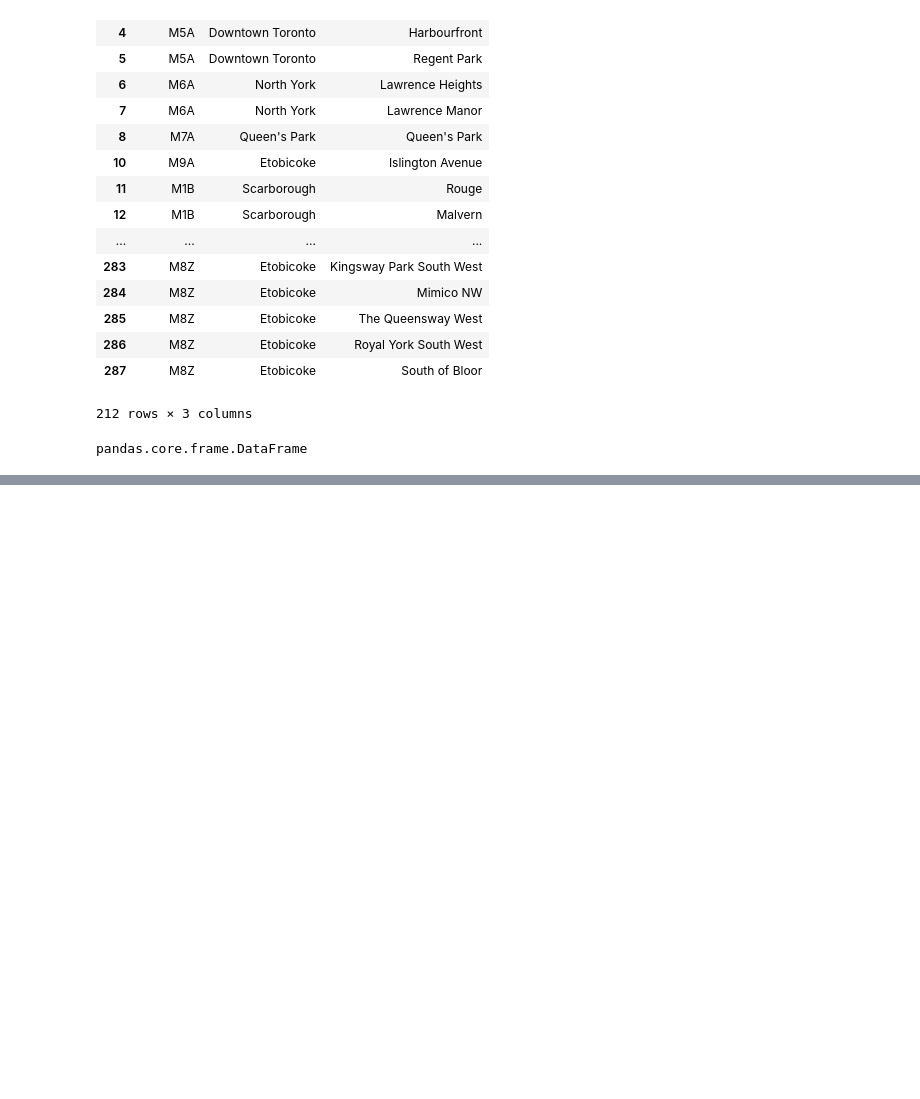
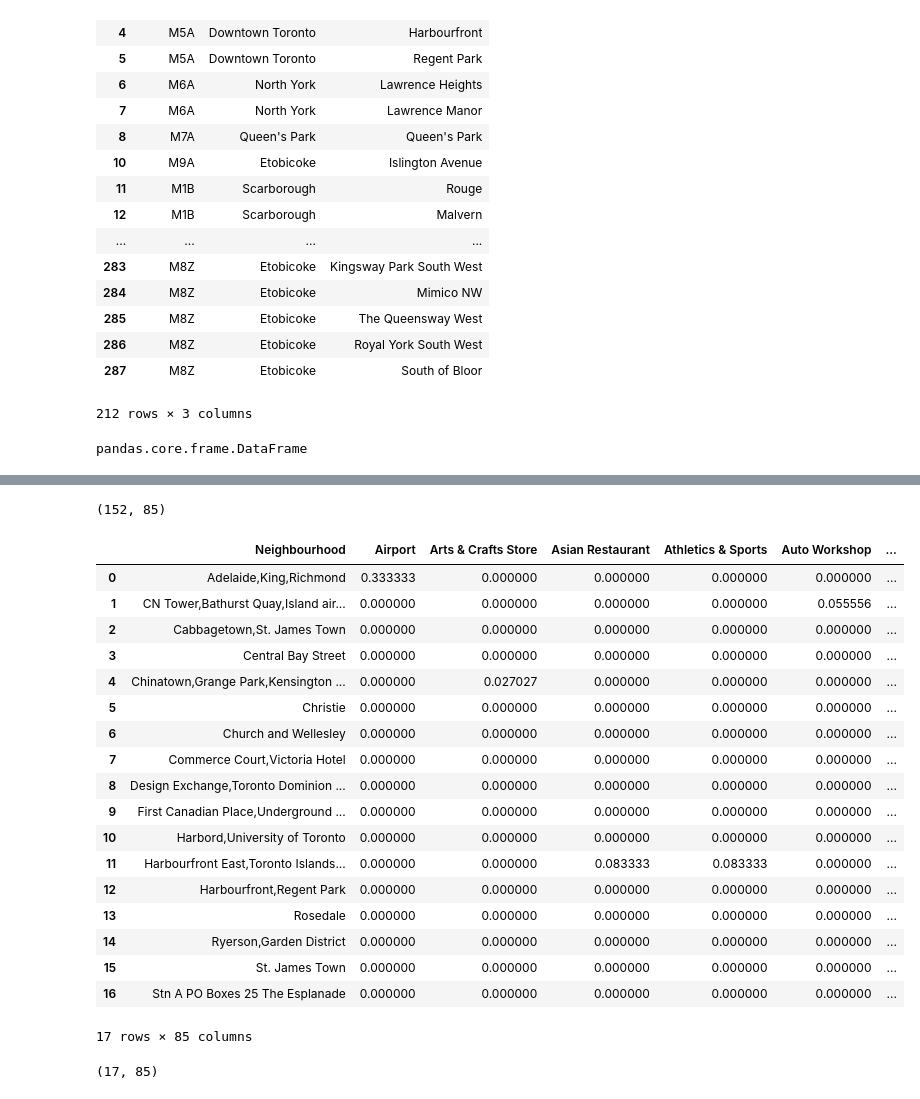
Before and after one commit to abhpradh/Coursera_Capstone, a Jupyter notebook: Website Table Scrapper.ipynb, the cells around one changed output, grey strips where cells are left out. Cells and saved outputs as stored; diff of their text form; code cells hidden in the pictures; blank space fills up the shorter version.

Commit message:
Website Table Scrapper

```diff
--- a/Website Table Scrapper.ipynb
+++ b/Website Table Scrapper.ipynb
@@ -154,0 +321,4 @@ df5.shape
+# %%
+#Send the GET request and examine the resutls
+results = requests.get(url).json()
+results
@@ -154,0 +355,19 @@ df5.shape
+# %%
+#Clean the json and structure it into a pandas dataframe
+
+venues = results['response']['groups'][0]['items']
+
+nearby_venues = json_normalize(venues) # flatten JSON
+
+
+# filter columns
+filtered_columns = ['venue.name', 'venue.categories', 'venue.location.lat', 'venue.location.lng']
+nearby_venues =nearby_venues.loc[:, filtered_columns]
+
+# filter the category for each row
+nearby_venues['venue.categories'] = nearby_venues.apply(get_category_type, axis=1)
+
+# clean columns
+nearby_venues.columns = [col.split(".")[-1] for col in nearby_venues.columns]
+
+nearby_venues.head()
@@ -154,0 +429,6 @@ df5.shape
+# %%
+#run the above function on each neighborhood and create a new dataframe called dtt_venues
+dtt_venues = getNearbyVenues(names=dtt_data['Neighbourhood'],
+                                   latitudes=dtt_data['Latitude'],
+                                   longitudes=dtt_data['Longitude']
+                                  )
@@ -154,0 +496,11 @@ df5.shape
+# %%
+# one hot encoding
+dtt_onehot = pd.get_dummies(dtt_venues[['Venue Category']], prefix="", prefix_sep="")
+
+# add neighborhood column back to dataframe
+dtt_onehot['Neighbourhood'] = dtt_venues['Neighbourhood']
+
+# move neighborhood column to the first column
+fixed_columns = [dtt_onehot.columns[-1]] + list(dtt_onehot.columns[:-1])
+dtt_onehot = dtt_onehot[fixed_columns]
+dtt_onehot.head()
@@ -154,0 +515,34 @@ df5.shape
+# %%
+#examine the new dataframe size
+dtt_onehot.shape
+# %% [output]
+(152, 85)
+# %%
+#group rows by neighbourhood and by taking the mean of the frequency of occurrence of each category
+dtt_grouped = dtt_onehot.groupby('Neighbourhood').mean().reset_index()
+dtt_grouped
+# %% [output]
+|  | Neighbourhood | Airport | Arts & Crafts Store | Asian Restaurant | Athletics & Sports | Auto Workshop | ... |
+| 0 | Adelaide,King,Richmond | 0.333333 | 0.000000 | 0.000000 | 0.000000 | 0.000000 | ... |
+| 1 | CN Tower,Bathurst Quay,Island air... | 0.000000 | 0.000000 | 0.000000 | 0.000000 | 0.055556 | ... |
+| 2 | Cabbagetown,St. James Town | 0.000000 | 0.000000 | 0.000000 | 0.000000 | 0.000000 | ... |
+| 3 | Central Bay Street | 0.000000 | 0.000000 | 0.000000 | 0.000000 | 0.000000 | ... |
+| 4 | Chinatown,Grange Park,Kensington ... | 0.000000 | 0.027027 | 0.000000 | 0.000000 | 0.000000 | ... |
+| 5 | Christie | 0.000000 | 0.000000 | 0.000000 | 0.000000 | 0.000000 | ... |
+| 6 | Church and Wellesley | 0.000000 | 0.000000 | 0.000000 | 0.000000 | 0.000000 | ... |
+| 7 | Commerce Court,Victoria Hotel | 0.000000 | 0.000000 | 0.000000 | 0.000000 | 0.000000 | ... |
+| 8 | Design Exchange,Toronto Dominion ... | 0.000000 | 0.000000 | 0.000000 | 0.000000 | 0.000000 | ... |
+| 9 | First Canadian Place,Underground ... | 0.000000 | 0.000000 | 0.000000 | 0.000000 | 0.000000 | ... |
+| 10 | Harbord,University of Toronto | 0.000000 | 0.000000 | 0.000000 | 0.000000 | 0.000000 | ... |
+| 11 | Harbourfront East,Toronto Islands... | 0.000000 | 0.000000 | 0.083333 | 0.083333 | 0.000000 | ... |
+| 12 | Harbourfront,Regent Park | 0.000000 | 0.000000 | 0.000000 | 0.000000 | 0.000000 | ... |
+| 13 | Rosedale | 0.000000 | 0.000000 | 0.000000 | 0.000000 | 0.000000 | ... |
+| 14 | Ryerson,Garden District | 0.000000 | 0.000000 | 0.000000 | 0.000000 | 0.000000 | ... |
+| 15 | St. James Town | 0.000000 | 0.000000 | 0.000000 | 0.000000 | 0.000000 | ... |
+| 16 | Stn A PO Boxes 25 The Esplanade | 0.000000 | 0.000000 | 0.000000 | 0.000000 | 0.000000 | ... |
+17 rows × 85 columns
+# %%
+#confirm the new size
+dtt_grouped.shape
+# %% [output]
+(17, 85)
```
Also changed, not shown: parts of 37 cells of this notebook.
